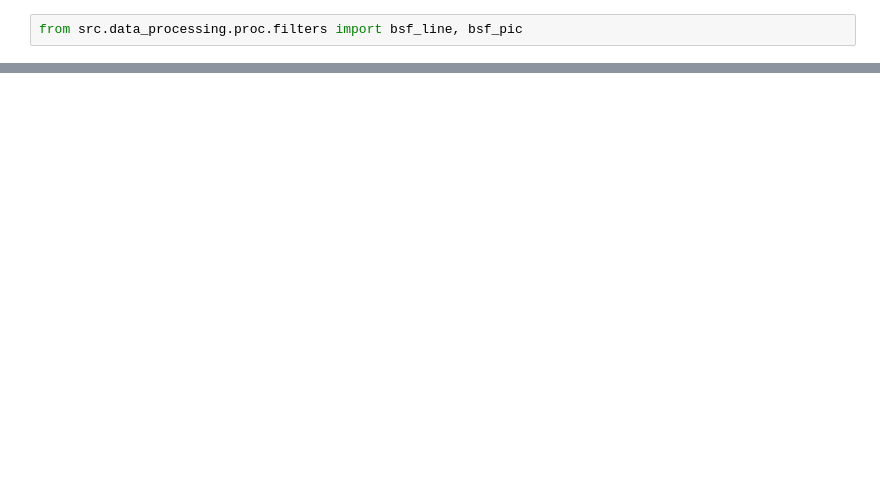
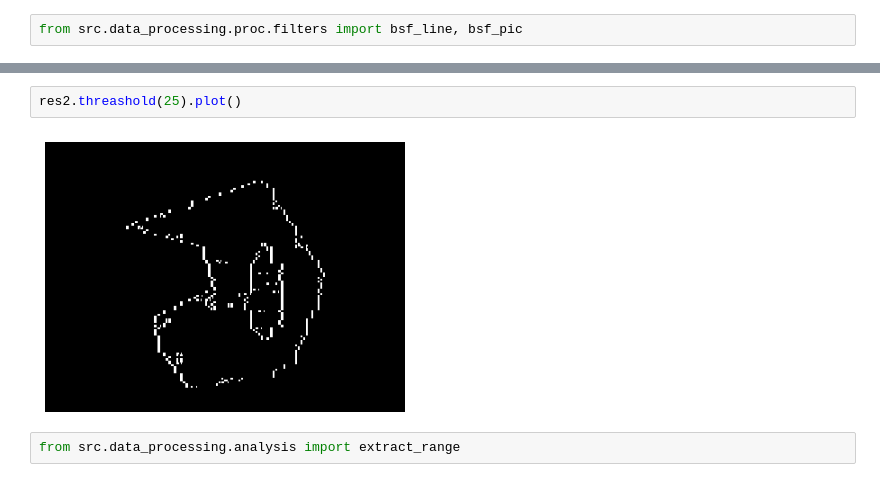
Before and after one commit to Oborichkin/data-processing, a Jupyter notebook: notebooks/contour.ipynb, the cells around one changed output, grey strips where cells are left out. Saved outputs shown, nothing was run; the diff lists cells and outputs as text; blank space fills up the shorter version.

```diff
--- a/notebooks/contour.ipynb
+++ b/notebooks/contour.ipynb
@@ -104,0 +90,6 @@ tmp.plot()
+# %%
+res2.threashold(25).plot()
+# %% [output]
+[figure, added]
+# %%
+from src.data_processing.analysis import extract_range
```
Also changed, not shown: parts of 20 cells of this notebook, 3 other files.
